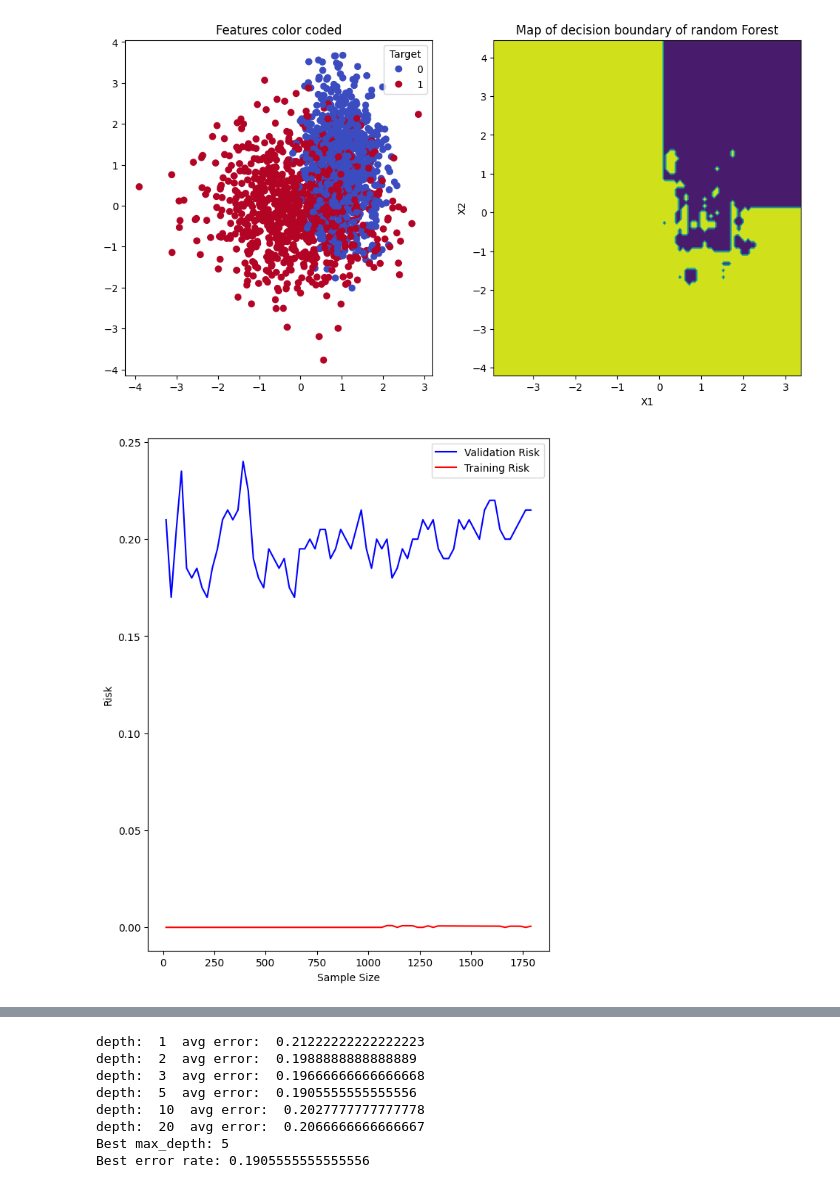
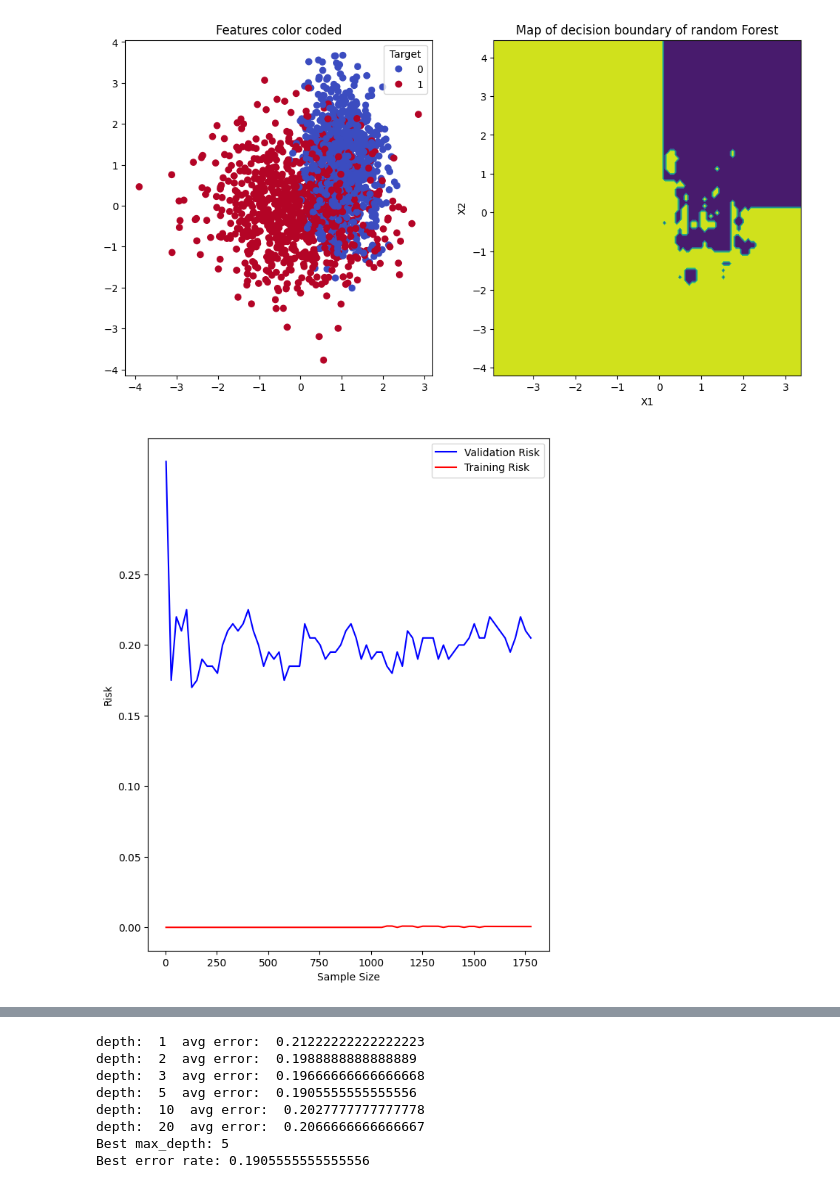
Before and after one commit to flowy-git/FDA, a Jupyter notebook: Lab1/lwyp_flowy.ipynb, the cells around one changed output, grey strips where cells are left out. Cells and saved outputs as stored; diff of their text form; code cells hidden in the pictures.

Commit message:
final touches, added sources, should be good now

```diff
--- a/Lab1/lwyp_flowy.ipynb
+++ b/Lab1/lwyp_flowy.ipynb
@@ -104,16 +105,12 @@ plt.show()
 
 # model risk -> classification error rate, ie probabilitz of a false prediction
 def model_risk(c_matrix):
-    total_preds = 0
-    false_preds = 0
-    # could skip this, as its known test data is capped n=200
-    for i in c_matrix:
-        for j in i:
-            total_preds += j
-    false_preds += c_matrix[0][1]
-    false_preds += c_matrix[1][0]
+    total_preds = c_matrix.sum()
+    false_preds = c_matrix[0][1] + c_matrix[1][0]
     return float(false_preds/total_preds)
 
 calculated_risk = model_risk(conf_matrix)
 print("Risk from subtask4: ", calculated_risk)
+
+# couldve used zero_one_loss() from sklearn.metrics here, but this should work as well
 # %% [output]
@@ -131,36 +128,36 @@ plt.show()
 [figure]
 # %%
 # 1.8 Learning Curve
-N = [*range(15, 1800, 25)]
+N = [*range(3, 1800, 25)]
 validation_risk = []
 training_risk = []
 
 for sample_size in N:
     x_train = train[['X1', 'X2']].head(sample_size)
     y_train = train['Y'].head(sample_size)
-    random_forest = sklearn.ensemble.RandomForestClassifier(random_state=0)
+    random_forest = RandomForestClassifier(random_state=0)
     random_forest.fit(x_train, y_train)
     x_test = test[['X1', 'X2']]
     y_test = test['Y']
 
     validation_y_pred = random_forest.predict(x_test)
     validation_conf_matrix = confusion_matrix(y_test, validation_y_pred)
     validation_calculated_risk = model_risk(validation_conf_matrix)
 
     training_y_pred = random_forest.predict(x_train)
     training_conf_matrix = confusion_matrix(y_train, training_y_pred)
     training_calculated_risk = model_risk(training_conf_matrix)
 
     validation_risk.append(validation_calculated_risk)
     training_risk.append(training_calculated_risk)
 
 plt.figure(figsize=(7, 9))
 plt.yticks(np.arange(0, 0.3, 0.05))
 plt.plot(N, validation_risk, color='blue', label='Validation Risk')
 plt.plot(N, training_risk, color='red', label='Training Risk')
 plt.xlabel('Sample Size')
 plt.ylabel('Risk')
 plt.legend()
 plt.show()
 # %% [output]
-[figure, old version]
+[figure, new version]
```
Also changed, not shown: parts of 6 cells of this notebook.
